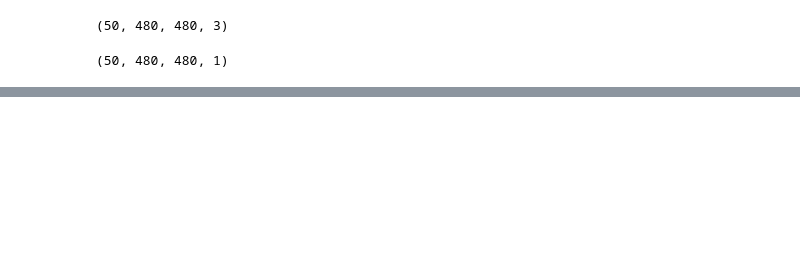
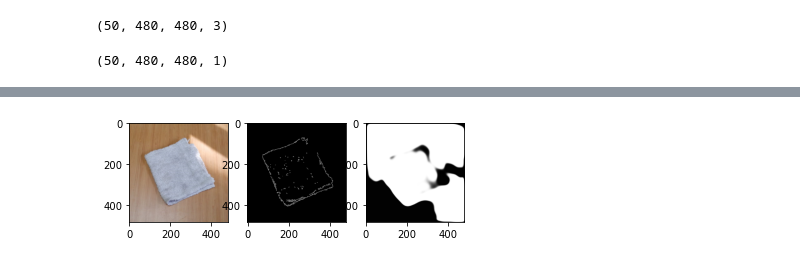
Before and after one commit to oshanQQ/anaconda-workspace, a Jupyter notebook: cnn-edge/multipleImageBinarization.ipynb, the cells around one changed output, grey strips where cells are left out. Cells and saved outputs as stored; diff of their text form; code cells hidden in the pictures; blank space fills up the shorter version.

```diff
--- a/cnn-edge/multipleImageBinarization.ipynb
+++ b/cnn-edge/multipleImageBinarization.ipynb
@@ -167,0 +168,4 @@ model.save('model/c1_480.h5')
+# %%
+predict(2)
+# %% [output]
+[figure, added]
```
Also changed, not shown: parts of 5 cells of this notebook, 1 other file.
